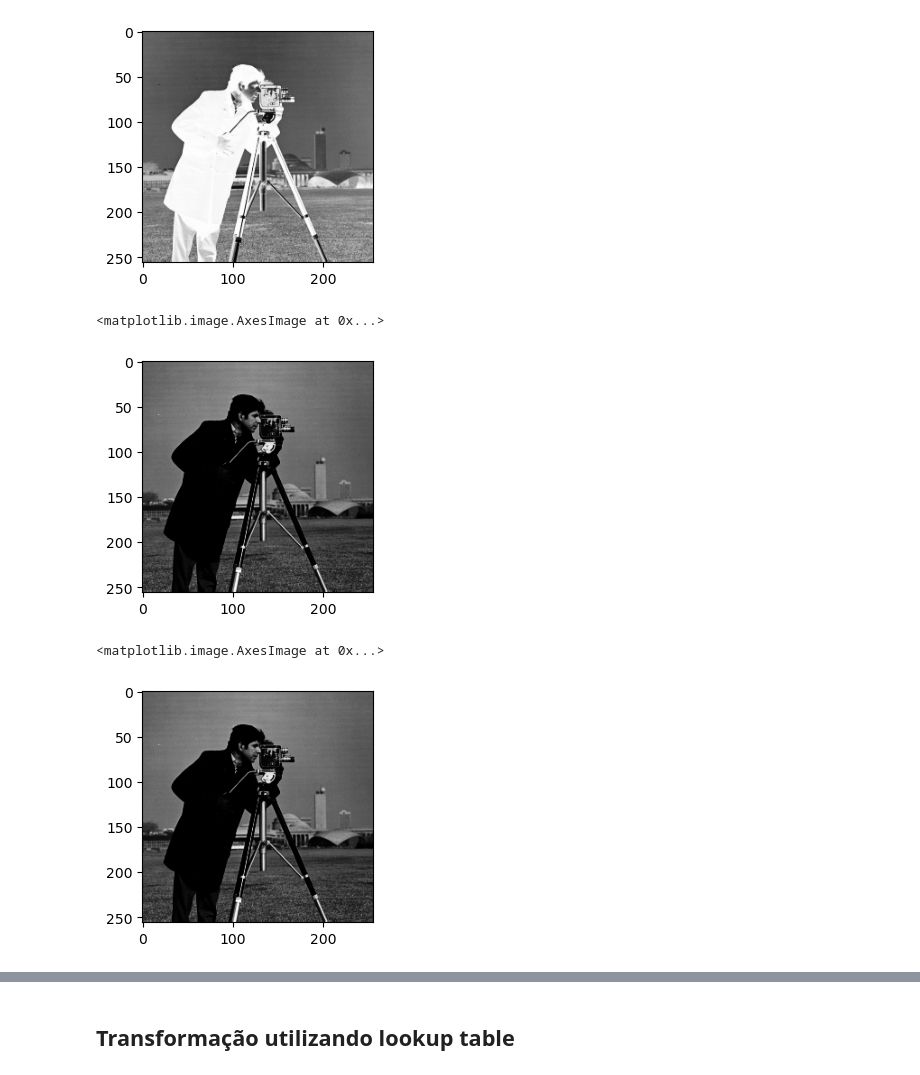
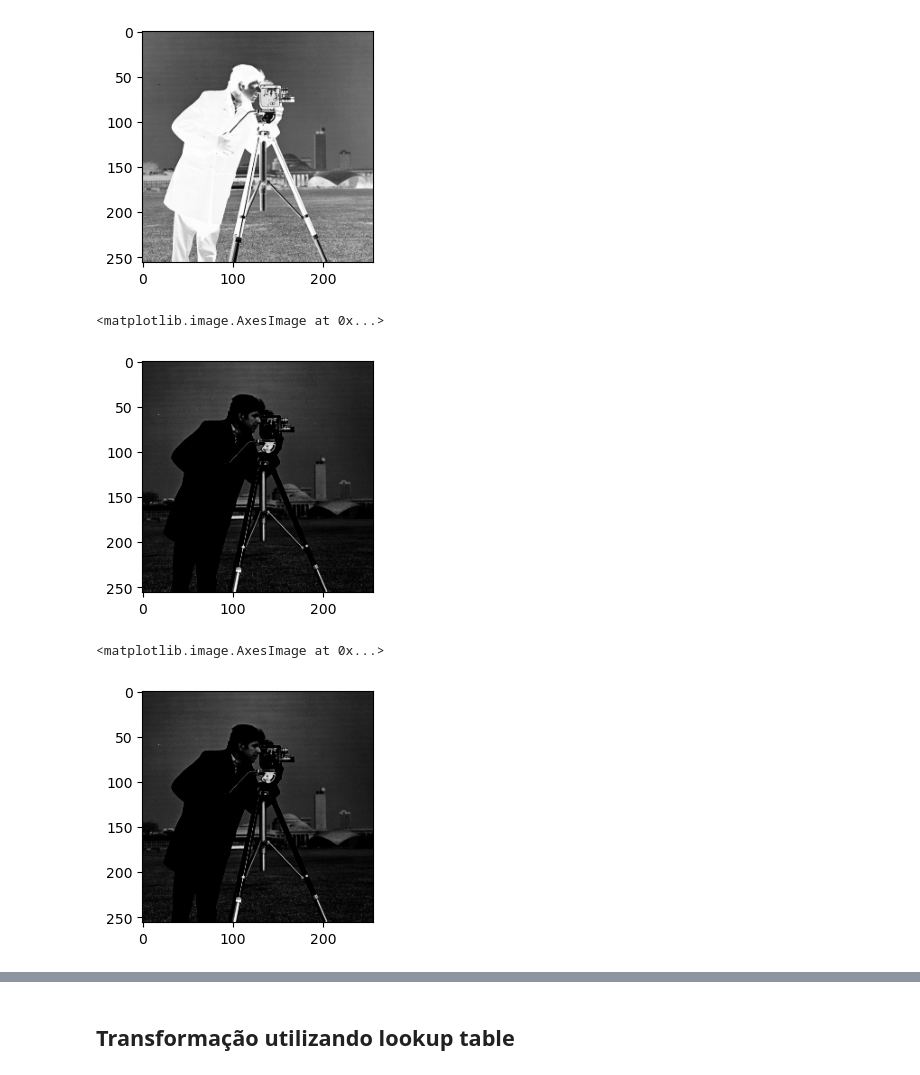
Before and after one commit to chcomin/curso-processamento-de-imagens, a Jupyter notebook: M02_transformacao_de_intensidade_histograma/pratica/4 - Transformacoes pontuais em imagens.ipynb, the cells around one changed output, grey strips where cells are left out. Drawn from its saved outputs; the diff is of its cells as text; code cells hidden in the pictures.

```diff
--- a/M02_transformacao_de_intensidade_histograma/pratica/4 - Transformacoes pontuais em imagens.ipynb
+++ b/M02_transformacao_de_intensidade_histograma/pratica/4 - Transformacoes pontuais em imagens.ipynb
@@ -86,24 +86,26 @@ plt.imshow(img_neg_np, "gray")
 [figure]
 # %%
 # Lei de potência (gamma)
-gamma = 2.
+gamma = 4
 c = 255/255**gamma    # Constante multiplicativa para normalizar os valores
 img_gamma = np.zeros((num_rows, num_cols), dtype=np.uint8)
 for row in range(num_rows):
     for col in range(num_cols):
-        img_gamma[row, col] = int(c*img[row, col]**gamma)
+        img_gamma[row, col] = c*float(img[row, col])**gamma
 plt.imshow(img_gamma, "gray")
 # %% [output]
 <matplotlib.image.AxesImage at 0x...>
-[figure, old version]
+[figure, new version]
 # %%
 # Lei de potência (gamma) utilizando o numpy
-img_gamma = c*img**gamma
+# É preciso converter a imagem para float para evitar overflow, e converter o resultado de volta
+# para uint8
+img_gamma = c*img.astype(float)**gamma
 img_gamma = img_gamma.astype(np.uint8)
 plt.imshow(img_gamma, "gray")
 # %% [output]
 <matplotlib.image.AxesImage at 0x...>
-[figure, old version]
+[figure, new version]
 # %%
 # Visualização da função de transformação utilizada
 x = np.arange(0, 256)
```
Also changed, not shown: parts of 1 cell of this notebook.
